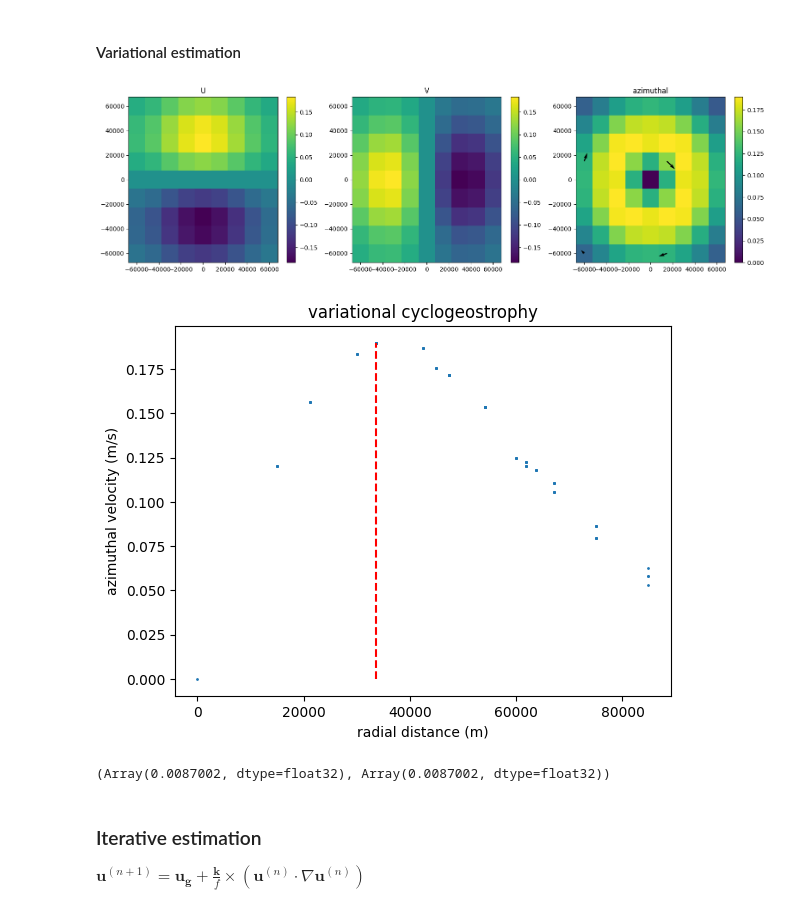
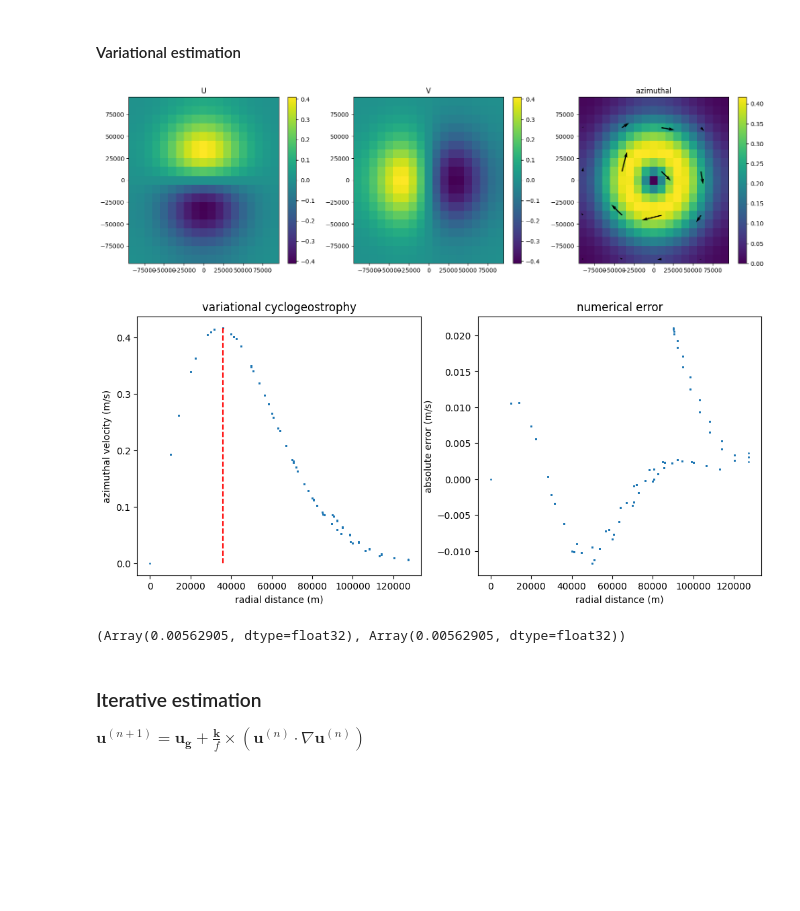
Before and after one commit to meom-group/jaxparrow, a Jupyter notebook: notebooks/gaussian_eddy.ipynb, the cells around one changed output. Drawn from its saved outputs; the diff is of its cells as text; code cells hidden in the pictures; blank space fills up the shorter version.

```diff
--- a/notebooks/gaussian_eddy.ipynb
+++ b/notebooks/gaussian_eddy.ipynb
@@ -183,13 +187,13 @@ plt.show()
 
 $\mathbf{u} - \frac{\mathbf{k}}{f} \times (\mathbf{u} \cdot \nabla \mathbf{u}) = \mathbf{u_g}$
 # %%
-u_geos_u = interpolation(u_geos_t, axis=1, padding="right")
-v_geos_v = interpolation(v_geos_t, axis=0, padding="right")
-mask = init_mask(u_geos_t)
+u_geos_u = u_geos_est
+v_geos_v = v_geos_est
+mask = init_land_mask(u_geos_t)
 # %% [markdown]
 #### Variational estimation
 # %%
-optim = optax.sgd(learning_rate=LR_VAR)
+optim = optax.sgd(learning_rate=5e-2)
 u_cyclo_est, v_cyclo_est, _ = _variational(u_geos_u, v_geos_v, dXY, dXY, dXY, dXY,
                                            coriolis_factor, coriolis_factor, mask,
                                            n_it=20, optim=optim,
@@ -213,22 +217,26 @@ plt.colorbar(im, ax=ax3)
 ax3.quiver(X[::5, ::5], Y[::5, ::5], u_cyclo_est_t[::5, ::5], v_cyclo_est_t[::5, ::5], color='k')
 plt.show()
 # %% [output]
-[figure, old version]
+[figure, new version]
 # %%
-ax = plt.subplot()
-ax.set_title("variational cyclogeostrophy")
-ax.set_xlabel("radial distance (m)")
-ax.set_ylabel("azimuthal velocity (m/s)")
-ax.scatter(R.flatten(), azim_cyclo_est.flatten(), s=1)
-ax.vlines(R.flatten()[np.abs(azim_cyclo_est).flatten().argmax()],
-          ymin=azim_cyclo_est.min(), ymax=azim_cyclo_est.max(), colors="r", linestyles="dashed")
+_, (ax1, ax2) = plt.subplots(1, 2, figsize=(12, 5))
+ax1.set_title("variational cyclogeostrophy")
+ax1.set_xlabel("radial distance (m)")
+ax1.set_ylabel("azimuthal velocity (m/s)")
+ax1.scatter(R.flatten(), azim_cyclo_est.flatten(), s=1)
+ax1.vlines(R.flatten()[np.abs(azim_cyclo_est).flatten().argmax()],
+           ymin=azim_cyclo_est.min(), ymax=azim_cyclo_est.max(), colors="r", linestyles="dashed")
+ax2.set_title("numerical error")
+ax2.set_xlabel("radial distance (m)")
+ax2.set_ylabel("absolute error (m/s)")
+ax2.scatter(R.flatten(), azim_cyclo_est.flatten() - azim_cyclo.flatten(), s=1)
 plt.show()
 # %% [output]
-[figure, old version]
+[figure, new version]
 # %%
 ge.compute_rmse(u_cyclo_t, u_cyclo_est_t), ge.compute_rmse(v_cyclo_t, v_cyclo_est_t)
 # %% [output]
-(Array(0.0087002, dtype=float32), Array(0.0087002, dtype=float32))
+(Array(0.00562905, dtype=float32), Array(0.00562905, dtype=float32))
 # %% [markdown]
 ### Iterative estimation
 
```
Also changed, not shown: parts of 17 cells of this notebook, 21 other files.
